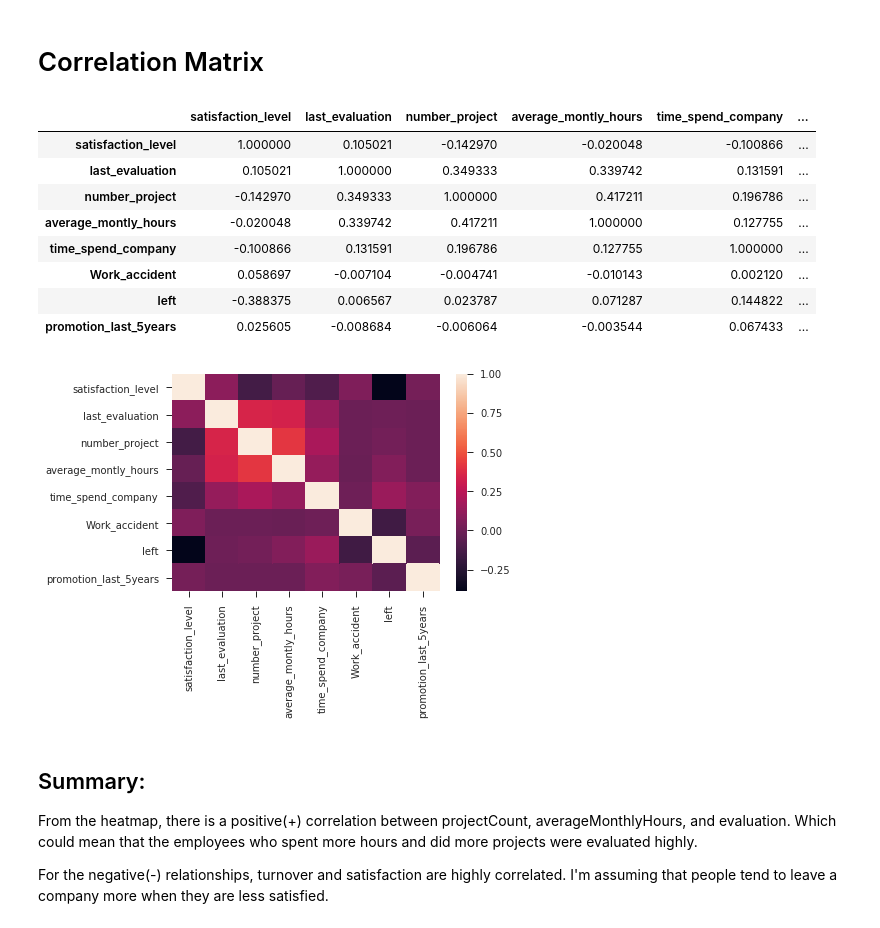
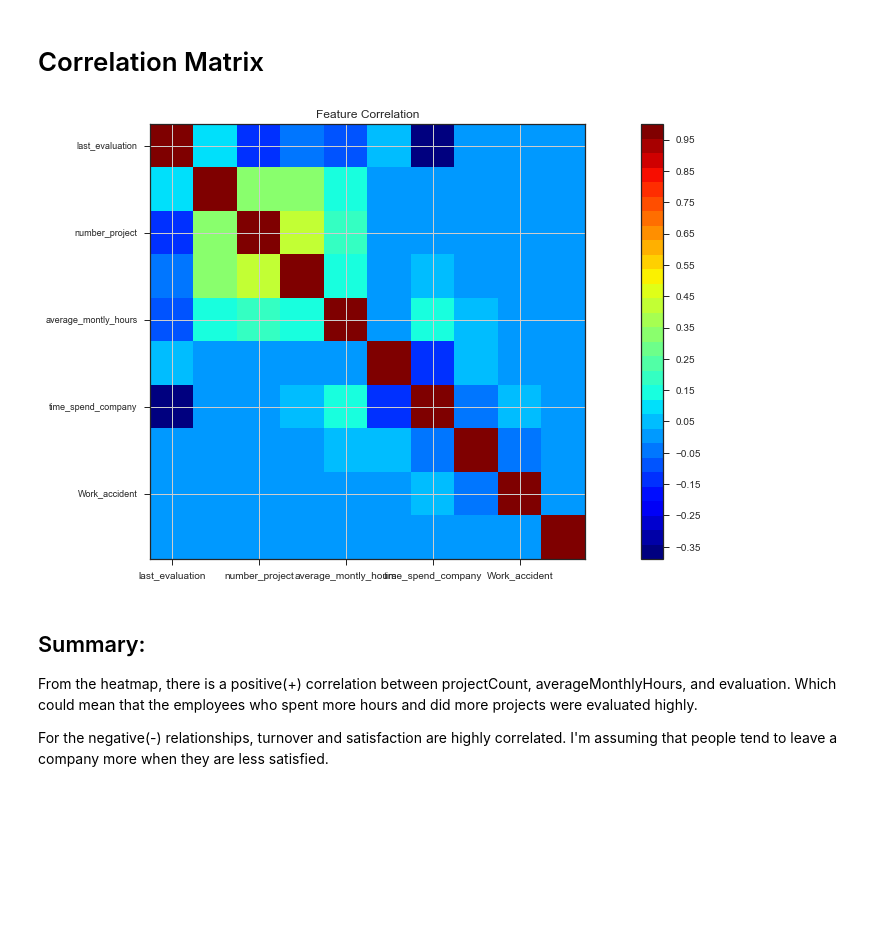
Before and after one commit to Wajih-Sid/Data-Science-Project, a Jupyter notebook: Project.ipynb, the cells around one changed output. Drawn from its saved outputs; the diff is of its cells as text; code cells hidden in the pictures; blank space fills up the shorter version.

```diff
--- a/Project.ipynb
+++ b/Project.ipynb
@@ -79,7 +82,7 @@ plt.show()
 # %%
 # EDA For XYZ Data
 xyz_df = copy.deepcopy(xyz_data)
-
-g = sns.pairplot(xyz_df)
+xyz_df.salary  = pd.Categorical(xyz_df.salary).codes
+g = sns.pairplot(xyz_df, hue='left')
 plt.show()
 # %% [output]
@@ -96,25 +99,28 @@ turnover_Summary.mean()
 | 1 | 0.440098 | 0.718113 | 3.855503 | 207.419210 | 3.876505 | ... |
 # %% [markdown]
 # Correlation Matrix
-# %%
-corr = xyz_df.corr()
-corr = (corr)
-sns.heatmap(corr,
-            xticklabels=corr.columns.values,
-            yticklabels=corr.columns.values)
-
-corr
-# %% [output]
-|  | satisfaction_level | last_evaluation | number_project | average_montly_hours | time_spend_company | ... |
-| satisfaction_level | 1.000000 | 0.105021 | -0.142970 | -0.020048 | -0.100866 | ... |
-| last_evaluation | 0.105021 | 1.000000 | 0.349333 | 0.339742 | 0.131591 | ... |
-| number_project | -0.142970 | 0.349333 | 1.000000 | 0.417211 | 0.196786 | ... |
-| average_montly_hours | -0.020048 | 0.339742 | 0.417211 | 1.000000 | 0.127755 | ... |
-| time_spend_company | -0.100866 | 0.131591 | 0.196786 | 0.127755 | 1.000000 | ... |
-| Work_accident | 0.058697 | -0.007104 | -0.004741 | -0.010143 | 0.002120 | ... |
-| left | -0.388375 | 0.006567 | 0.023787 | 0.071287 | 0.144822 | ... |
-| promotion_last_5years | 0.025605 | -0.008684 | -0.006064 | -0.003544 | 0.067433 | ... |
-[figure, removed]
+# %%
+import numpy as np
+from matplotlib import pyplot as plt
+from matplotlib import cm as cm
+
+def correlation_matrix(df):
+    fig = plt.figure(figsize=(20, 8))
+    ax1 = fig.add_subplot(111)
+    cmap = cm.get_cmap('jet', 30)
+    cax = ax1.imshow(df.corr(), interpolation="nearest", cmap=cmap)
+    ax1.grid(True)
+    plt.title('Feature Correlation')
+    labels=df.columns
+    ax1.set_xticklabels(labels,fontsize=10)
+    ax1.set_yticklabels(labels,fontsize=9)
+    # Add colorbar, make sure to specify tick locations to match desired ticklabels
+    fig.colorbar(cax, ticks=np.arange(-0.75,1,0.1))
+    plt.show()
+
+correlation_matrix(xyz_df)
+# %% [output]
+[figure, added]
 # %% [markdown]
 ## Summary:
 
```
Also changed, not shown: parts of 4 cells of this notebook.
